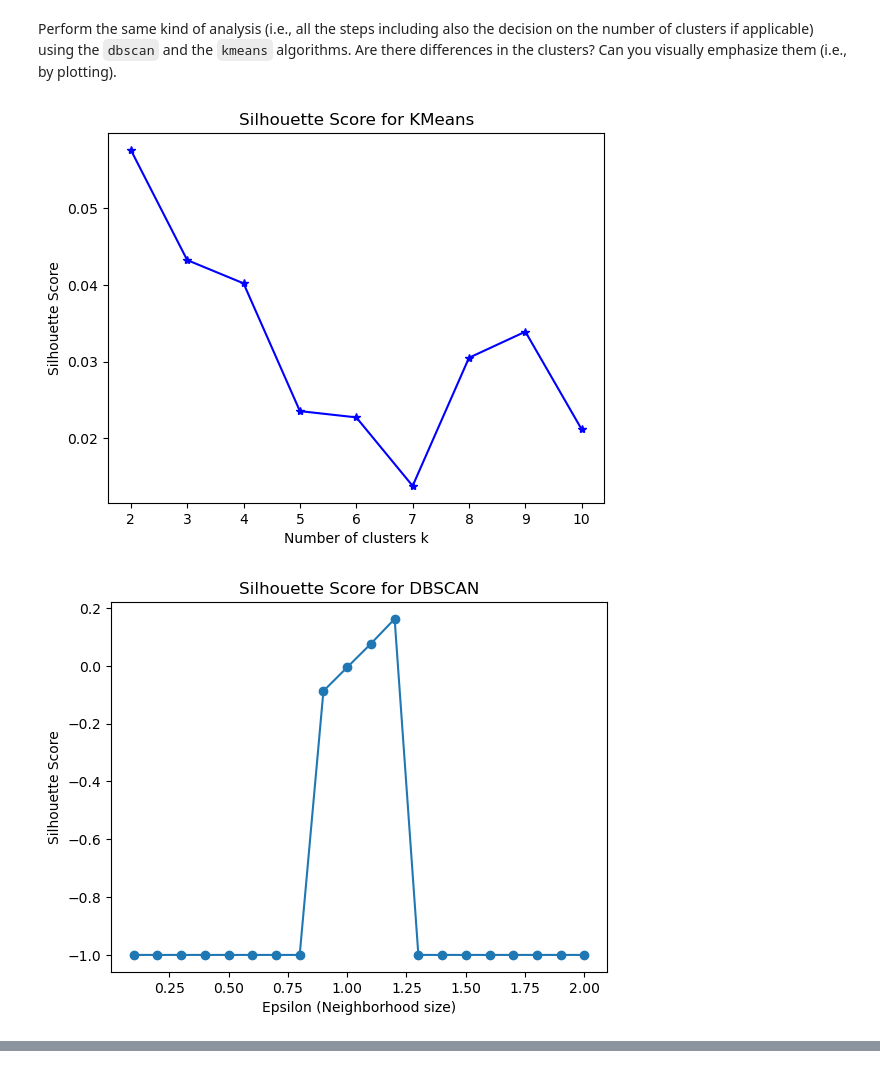
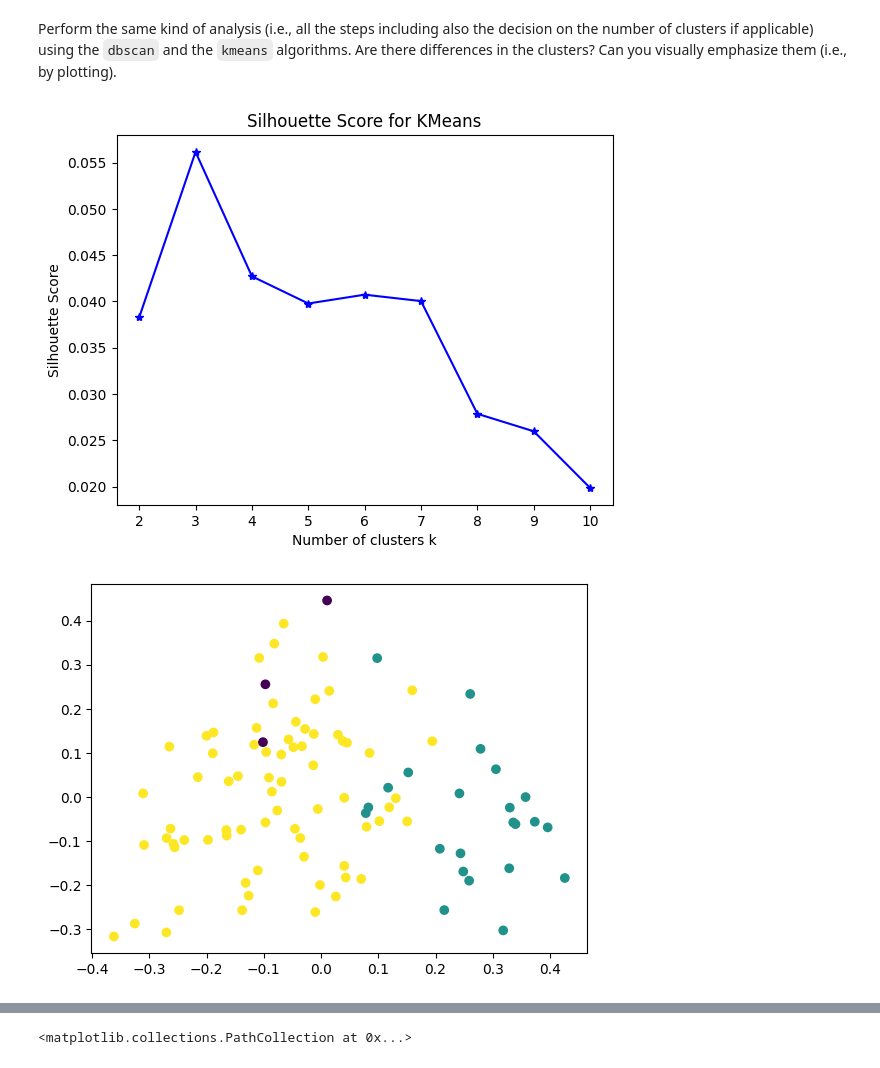
Before and after one commit to persello/daml-notebooks, a Jupyter notebook: 11/02-movie-clustering.ipynb, the cells around one changed output, grey strips where cells are left out. Drawn from its saved outputs; the diff is of its cells as text; code cells hidden in the pictures.

```diff
--- a/11/02-movie-clustering.ipynb
+++ b/11/02-movie-clustering.ipynb
@@ -137,6 +137,7 @@ plt.scatter(twod[:, 0], twod[:, 1], c=clustering.labels_, cmap='viridis')
 # %% [markdown]
 Perform the same kind of analysis (i.e., all the steps including also the decision on the number of clusters if applicable) using the `dbscan` and the `kmeans` algorithms. Are there differences in the clusters? Can you visually emphasize them (i.e., by plotting).
 # %%
+from numpy import argmax
 from sklearn.cluster import KMeans, DBSCAN
 
 # KMeans
@@ -144,36 +145,49 @@ from sklearn.cluster import KMeans, DBSCAN
 scores = []
 K = range(2,11)
 
 for k in K:
-    kmeans = KMeans(n_clusters=k, random_state=123, n_init='auto')
-    kmeans = kmeans.fit_predict(X)
+    clustering = KMeans(n_clusters=k, random_state=123, n_init='auto')
+    kmeans = clustering.fit_predict(X)
     scores.append(sklearn.metrics.silhouette_score(X, kmeans, metric='cosine'))
 plt.plot(K, scores, 'b*-')
 plt.xlabel('Number of clusters k')
 plt.ylabel('Silhouette Score')
 plt.title('Silhouette Score for KMeans')
 plt.show()
 
+clustering = KMeans(n_clusters=2 + argmax(scores), random_state=123, n_init='auto')
+kmeans = clustering.fit_predict(X)
+
+plt.scatter(twod[:, 0], twod[:, 1], c=clustering.labels_, cmap='viridis')
+plt.show()
+
 # DBSCAN
 
 scores = []
-eps_values = np.linspace(0.1, 2.0, 20)
+eps_values = np.linspace(0.1, 2.0, 1000)
 
 for eps in eps_values:
-    dbscan = DBSCAN(eps=eps)
+    dbscan = DBSCAN(eps=eps, metric='cosine')
     labels = dbscan.fit_predict(X)
 
     if len(set(labels)) > 1:
         scores.append(sklearn.metrics.silhouette_score(X, labels, metric='cosine'))
     else:
         scores.append(-1)
 
 # Plot the silhouette scores
 plt.plot(eps_values, scores, marker='o')
 plt.title('Silhouette Score for DBSCAN')
 plt.xlabel('Epsilon (Neighborhood size)')
 plt.ylabel('Silhouette Score')
 plt.show()
+
+best_eps = eps_values[np.argmax(scores)]
+
+clustering = DBSCAN(eps=best_eps, metric='cosine')
+labels = clustering.fit_predict(X)
+
+plt.scatter(twod[:, 0], twod[:, 1], c=clustering.labels_, cmap='viridis')
 # %% [output]
-[figure, old version]
+[figure, new version]
-[figure, old version]
+[figure, new version]
@@ -179,0 +195 @@ plt.show()
+<matplotlib.collections.PathCollection at 0x...>
```
Also changed, not shown: parts of 3 cells of this notebook, 3 other files.
